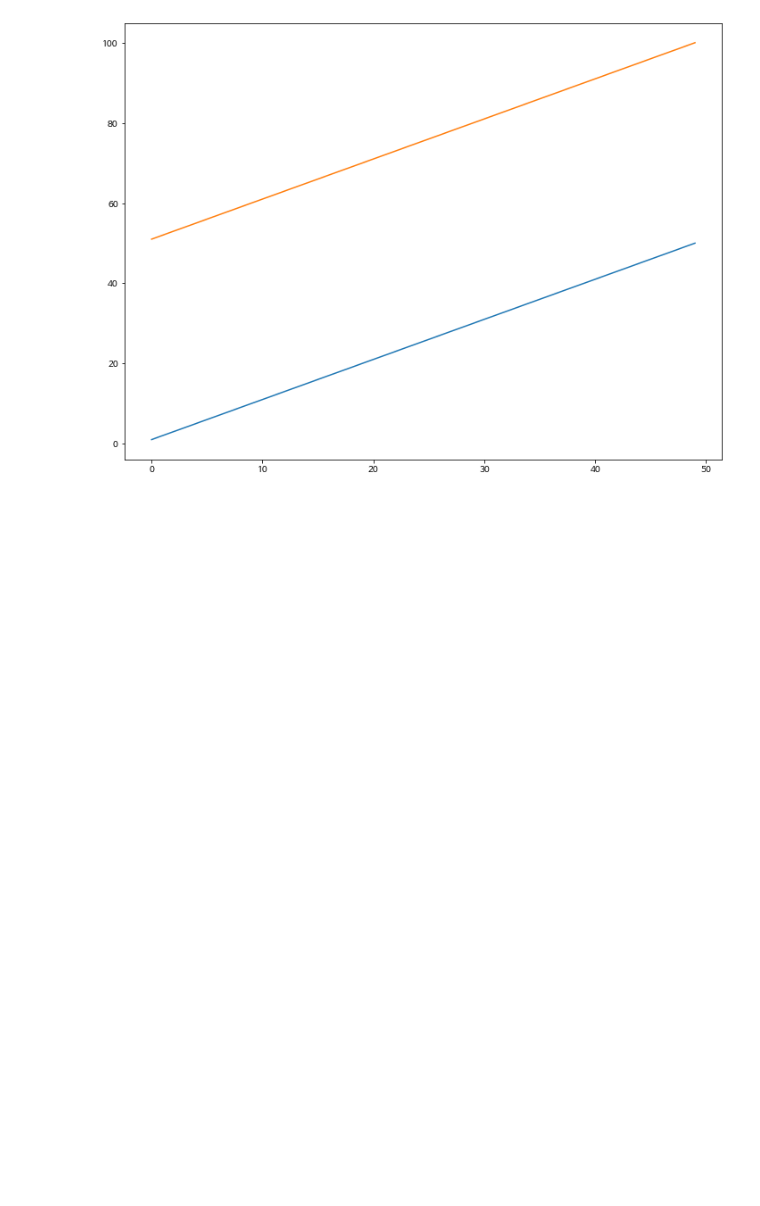
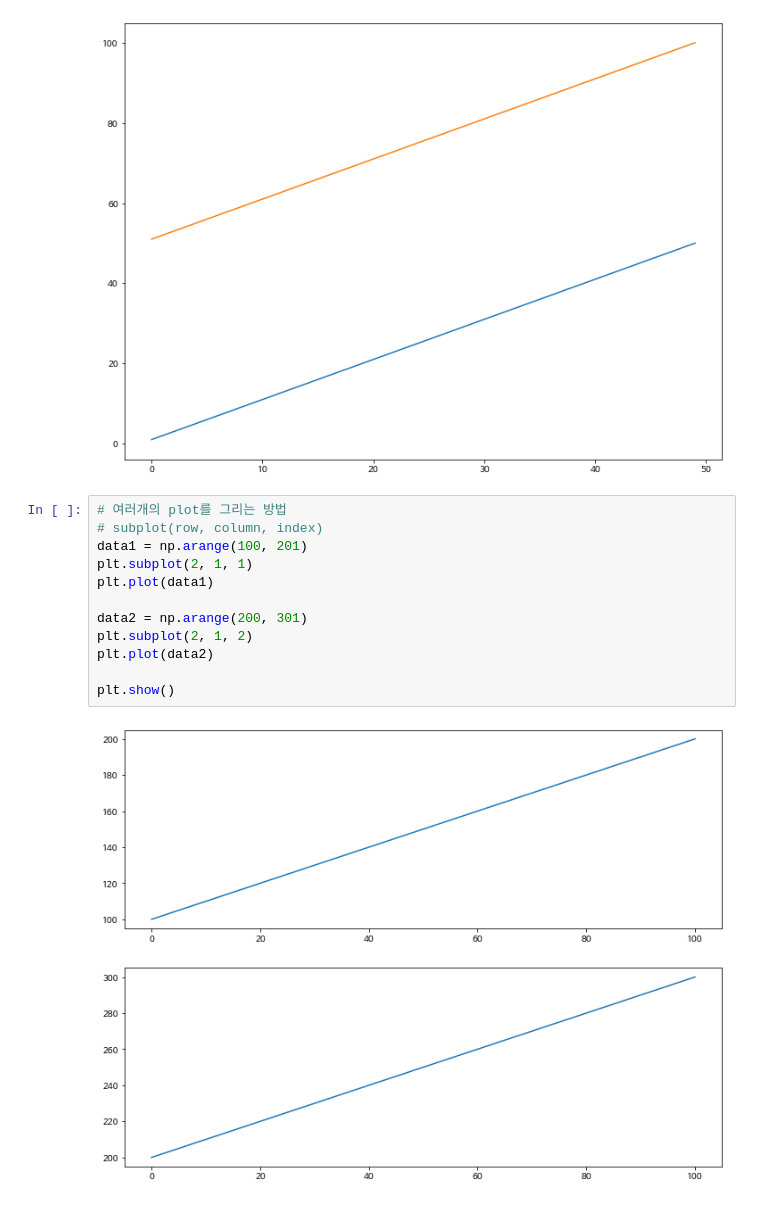
Before and after one commit to jeungsengho/python_6month, a Jupyter notebook: 4_matplotlib_모듈.ipynb, the cells around one changed output. Cells and saved outputs as stored; diff of their text form; blank space fills up the shorter version.

```diff
--- a/4_matplotlib_모듈.ipynb
+++ b/4_matplotlib_모듈.ipynb
@@ -97,3 +97,17 @@ plt.plot(data2)
 plt.show()
 # %% [output]
 [figure]
+# %%
+# 여러개의 plot를 그리는 방법
+# subplot(row, column, index)
+data1 = np.arange(100, 201)
+plt.subplot(2, 1, 1)
+plt.plot(data1)
+
+data2 = np.arange(200, 301)
+plt.subplot(2, 1, 2)
+plt.plot(data2)
+
+plt.show()
+# %% [output]
+[figure, added]
```
Also changed, not shown: parts of 14 cells of this notebook.
